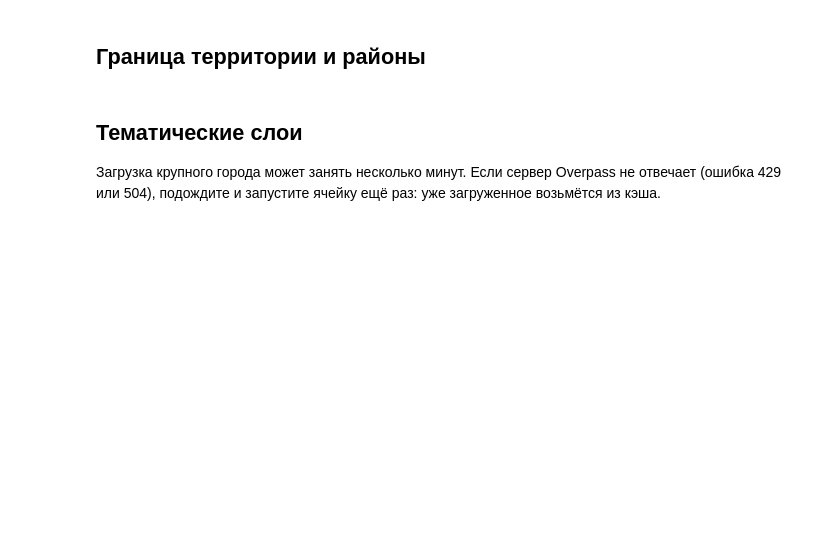
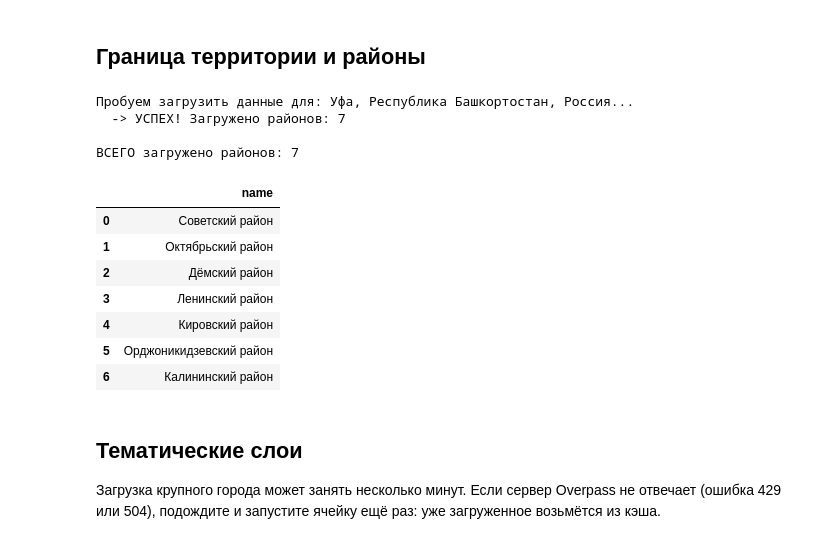
Before and after one commit to YatoTokemyri/pm-lab-8-ForestFireMonitoring, a Jupyter notebook: notebooks/01_data_collection.ipynb, the cells around one changed output. Saved outputs shown, nothing was run; the diff lists cells and outputs as text; code cells hidden in the pictures; blank space fills up the shorter version.

```diff
--- a/notebooks/01_data_collection.ipynb
+++ b/notebooks/01_data_collection.ipynb
@@ -25,7 +27,7 @@ import sys, subprocess
 from pathlib import Path
 
 # Имя папки группы в «Моём диске» Google. Обычно совпадает с именем репозитория.
-PROJECT_FOLDER = "pm-lab-00-aquamap"
+PROJECT_FOLDER = "pm-lab-8-ForestFireMonitoring"
 
 IN_COLAB = "google.colab" in sys.modules
 if IN_COLAB:
@@ -88,20 +94,69 @@ log = {"place": PLACE, "downloaded_at": datetime.now(timezone.utc).isoformat(tim
        "source": "OpenStreetMap via Overpass API (osmnx)", "license": "ODbL 1.0", "layers": {}}
 # %% [markdown]
 ## Граница территории и районы
-# %%
-boundary = ox.geocode_to_gdf(PLACE)[["display_name", "geometry"]]
-boundary.to_file(RAW / "boundary.gpkg", driver="GPKG")
-
-admin = ox.features_from_place(PLACE, tags={"boundary": "administrative"})
-admin = admin[(admin.get("admin_level") == DISTRICT_ADMIN_LEVEL)
-              & admin.geometry.geom_type.isin(["Polygon", "MultiPolygon"])]
-districts = to_layer(admin)
-districts.to_file(RAW / "districts.gpkg", driver="GPKG")
-
-log["layers"]["boundary"] = len(boundary)
-log["layers"]["districts"] = len(districts)
-print(f"Граница: {len(boundary)}, районов: {len(districts)}")
-districts[["name"]].head(20)
+# %%
+# === НАСТРОЙКА СЕРВЕРА ===
+# Пробуем публичный сервер OSMnx по умолчанию (он может быть перегружен, но попробуем)
+ox.settings.requests_timeout = 600
+ox.settings.log_console = True
+
+PLACE = "Уфа, Республика Башкортостан, Россия"
+all_districts = []
+
+print(f"Пробуем загрузить данные для: {PLACE}...")
+
+# Делаем 3 попытки с паузой
+for attempt in range(3):
+    try:
+        # Загружаем административные границы
+        admin = ox.features_from_place(PLACE, tags={"boundary": "administrative"})
+
+        # Фильтруем по уровню (9 для районов города)
+        if 'admin_level' in admin.columns:
+            admin = admin[admin.get('admin_level') == "9"]
+
+        # Оставляем только полигоны
+        admin = admin[admin.geometry.geom_type.isin(['Polygon', 'MultiPolygon'])]
+
+        if not admin.empty:
+            clean_districts = to_layer(admin)
+            all_districts.append(clean_districts)
+            print(f"  -> УСПЕХ! Загружено районов: {len(clean_districts)}")
+            break # Если получилось, выходим из цикла попыток
+        else:
+            print(f"  -> Районы с уровнем 9 не найдены. Пробуем еще раз...")
+
+    except Exception as e:
+        print(f"  -> Ошибка (попытка {attempt+1}): {e}")
+        print("     Ждем 15 секунд перед следующей попыткой...")
+        time.sleep(15)
+
+# === ОБЪЕДИНЕНИЕ РЕЗУЛЬТАТОВ ===
+if all_districts:
+    districts = pd.concat(all_districts, ignore_index=True)
+    districts = gpd.GeoDataFrame(districts, geometry='geometry', crs="EPSG:4326")
+
+    # Сохраняем результат
+    districts.to_file(RAW / "districts.gpkg", driver="GPKG")
+
+    log["layers"]["districts"] = len(districts)
+    print(f"\nВСЕГО загружено районов: {len(districts)}")
+    display(districts[['name']].head(10))
+else:
+    print("\nНе удалось загрузить Уфу. Сервер OSM полностью лежит. Придется качать готовый файл с Geofabrik.")
+# %% [output]
+Пробуем загрузить данные для: Уфа, Республика Башкортостан, Россия...
+  -> УСПЕХ! Загружено районов: 7
+
+ВСЕГО загружено районов: 7
+|  | name |
+| 0 | Советский район |
+| 1 | Октябрьский район |
+| 2 | Дёмский район |
+| 3 | Ленинский район |
+| 4 | Кировский район |
+| 5 | Орджоникидзевский район |
+| 6 | Калининский район |
 # %% [markdown]
 ## Тематические слои
 
```
Also changed, not shown: parts of 7 cells of this notebook, 5 other files.
